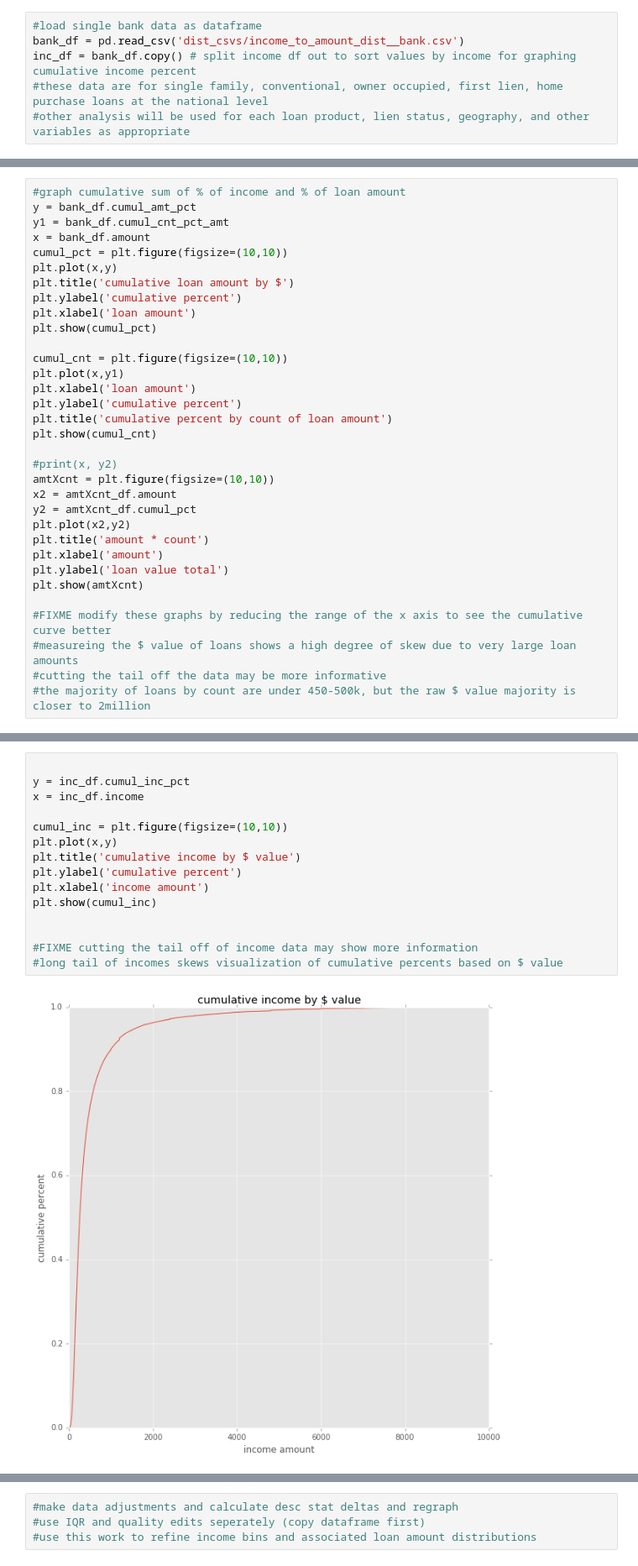
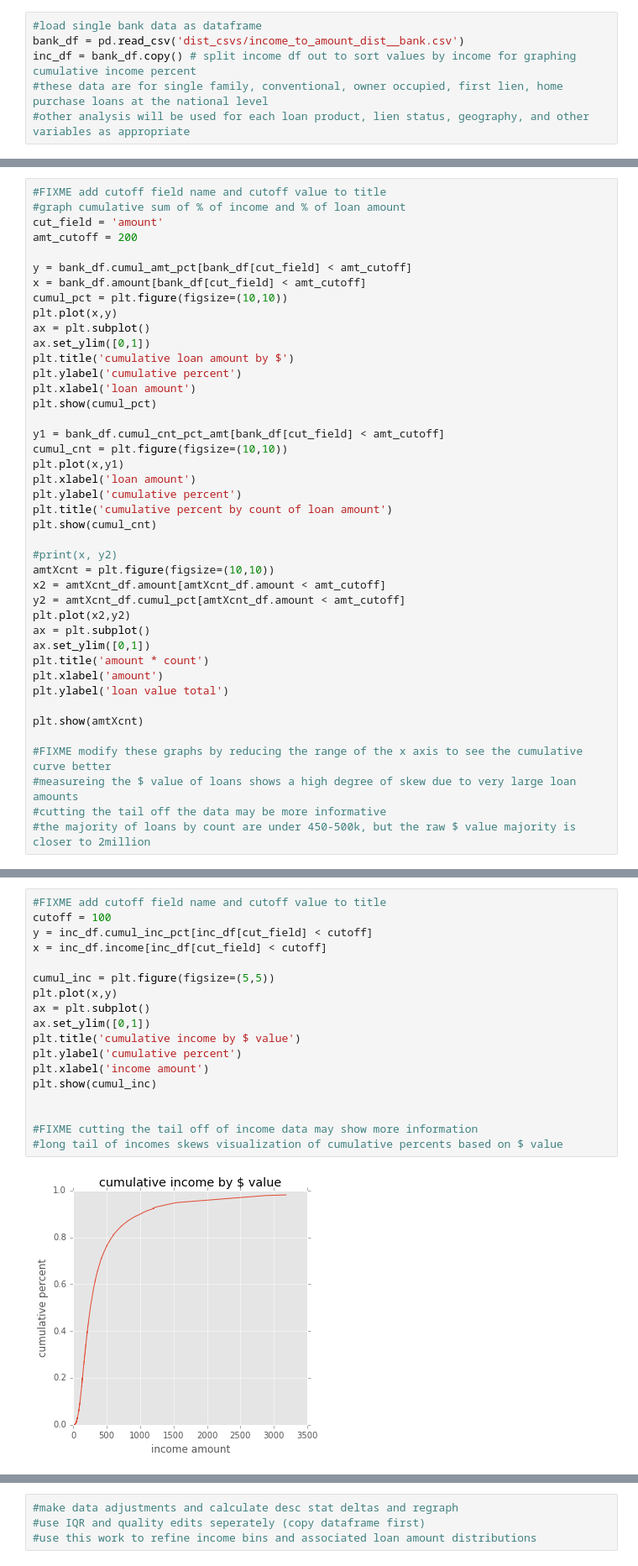
Before and after one commit to Kibrael/Edits, a Jupyter notebook: single_bank_viz.ipynb, the cells around one changed output, grey strips where cells are left out. Shown at 84% size. Saved outputs shown, nothing was run; the diff lists cells and outputs as text.

Commit message:
adding viz by bin for income/loan amount

```diff
--- a/single_bank_viz.ipynb
+++ b/single_bank_viz.ipynb
@@ -127,15 +122,21 @@ print(inc_df.head())
 # %%
+#FIXME add cutoff field name and cutoff value to title
 #graph cumulative sum of % of income and % of loan amount
-y = bank_df.cumul_amt_pct
-y1 = bank_df.cumul_cnt_pct_amt
-x = bank_df.amount
+cut_field = 'amount'
+amt_cutoff = 200
+
+y = bank_df.cumul_amt_pct[bank_df[cut_field] < amt_cutoff]
+x = bank_df.amount[bank_df[cut_field] < amt_cutoff]
 cumul_pct = plt.figure(figsize=(10,10))
 plt.plot(x,y)
+ax = plt.subplot()
+ax.set_ylim([0,1])
 plt.title('cumulative loan amount by $')
 plt.ylabel('cumulative percent')
 plt.xlabel('loan amount')
 plt.show(cumul_pct)
 
+y1 = bank_df.cumul_cnt_pct_amt[bank_df[cut_field] < amt_cutoff]
 cumul_cnt = plt.figure(figsize=(10,10))
 plt.plot(x,y1)
 plt.xlabel('loan amount')
@@ -145,12 +146,15 @@ plt.show(cumul_cnt)
 
 #print(x, y2)
 amtXcnt = plt.figure(figsize=(10,10))
-x2 = amtXcnt_df.amount
-y2 = amtXcnt_df.cumul_pct
+x2 = amtXcnt_df.amount[amtXcnt_df.amount < amt_cutoff]
+y2 = amtXcnt_df.cumul_pct[amtXcnt_df.amount < amt_cutoff]
 plt.plot(x2,y2)
+ax = plt.subplot()
+ax.set_ylim([0,1])
 plt.title('amount * count')
 plt.xlabel('amount')
 plt.ylabel('loan value total')
+
 plt.show(amtXcnt)
 
 #FIXME modify these graphs by reducing the range of the x axis to see the cumulative curve better
@@ -164,18 +168,21 @@ plt.show(amtXcnt)
 # %%
+#FIXME add cutoff field name and cutoff value to title
+cutoff = 100
+y = inc_df.cumul_inc_pct[inc_df[cut_field] < cutoff]
+x = inc_df.income[inc_df[cut_field] < cutoff]
 
-y = inc_df.cumul_inc_pct
-x = inc_df.income
-
-cumul_inc = plt.figure(figsize=(10,10))
+cumul_inc = plt.figure(figsize=(5,5))
 plt.plot(x,y)
+ax = plt.subplot()
+ax.set_ylim([0,1])
 plt.title('cumulative income by $ value')
 plt.ylabel('cumulative percent')
 plt.xlabel('income amount')
 plt.show(cumul_inc)
 
 
 #FIXME cutting the tail off of income data may show more information
 #long tail of incomes skews visualization of cumulative percents based on $ value
 # %% [output]
-[figure, old version]
+[figure, new version]
 # %%
```
Also changed, not shown: parts of 10 cells of this notebook, 1 other file.
